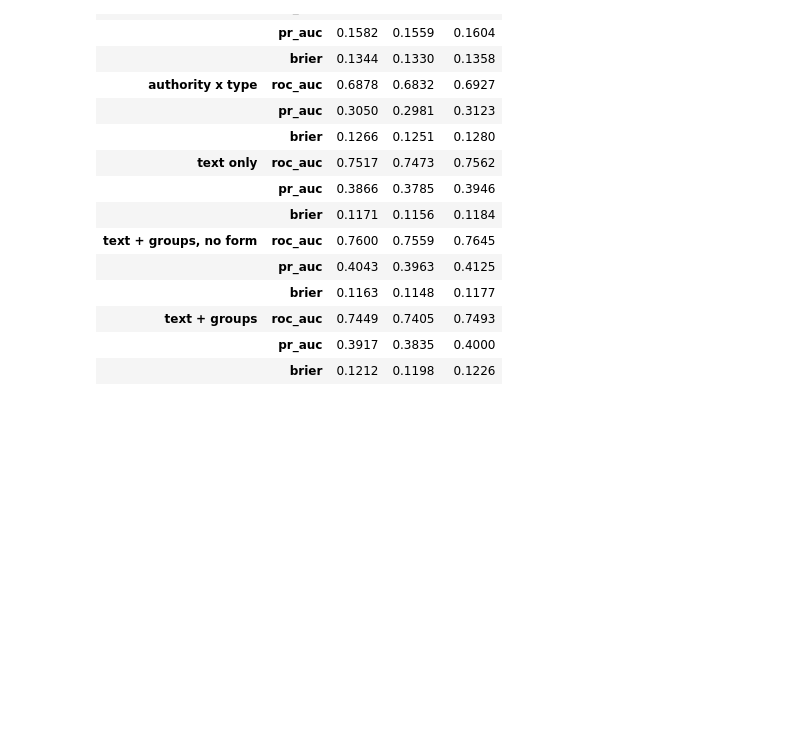
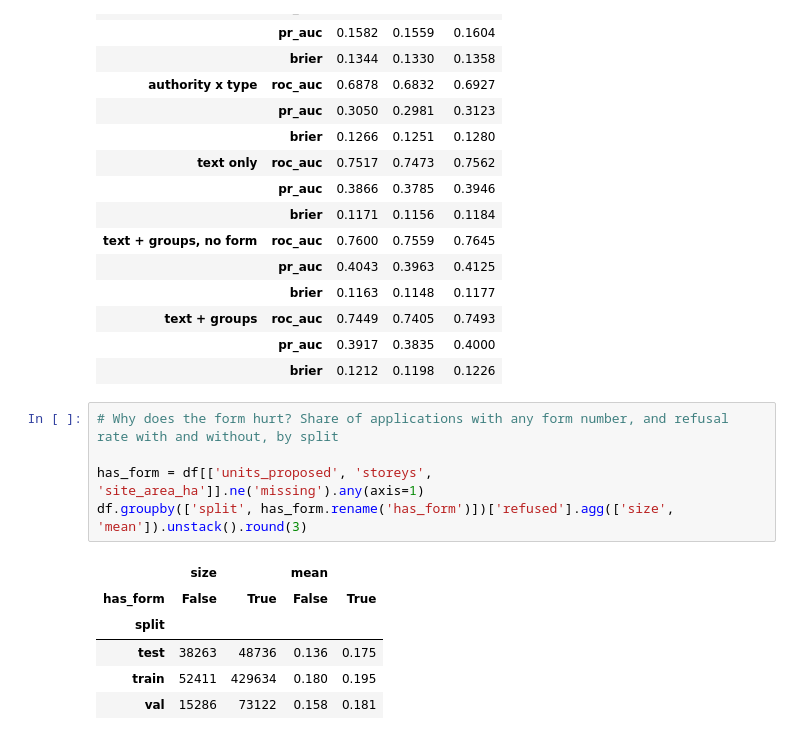
Before and after one commit to samaddmirzaa/london-planscope, a Jupyter notebook: notebooks/03_outcome_model.ipynb, the cells around one changed output. Drawn from its saved outputs; the diff is of its cells as text; blank space fills up the shorter version.

Commit message:
Outcome model part 1: leakage-free dataset, temporal split, baselines; form fields tested and dropped

```diff
--- a/notebooks/03_outcome_model.ipynb
+++ b/notebooks/03_outcome_model.ipynb
@@ -203,3 +203,15 @@ pd.concat(results)
 | text + groups | roc_auc | 0.7449 | 0.7405 | 0.7493 |
 |  | pr_auc | 0.3917 | 0.3835 | 0.4000 |
 |  | brier | 0.1212 | 0.1198 | 0.1226 |
+# %%
+# Why does the form hurt? Share of applications with any form number, and refusal rate with and without, by split
+
+has_form = df[['units_proposed', 'storeys', 'site_area_ha']].ne('missing').any(axis=1)
+df.groupby(['split', has_form.rename('has_form')])['refused'].agg(['size', 'mean']).unstack().round(3)
+# %% [output]
+|  | size |  | mean |  |
+| has_form | False | True | False | True |
+| split |  |  |  |  |
+| test | 38263 | 48736 | 0.136 | 0.175 |
+| train | 52411 | 429634 | 0.180 | 0.195 |
+| val | 15286 | 73122 | 0.158 | 0.181 |
```
Also changed, not shown: parts of 2 cells of this notebook.
